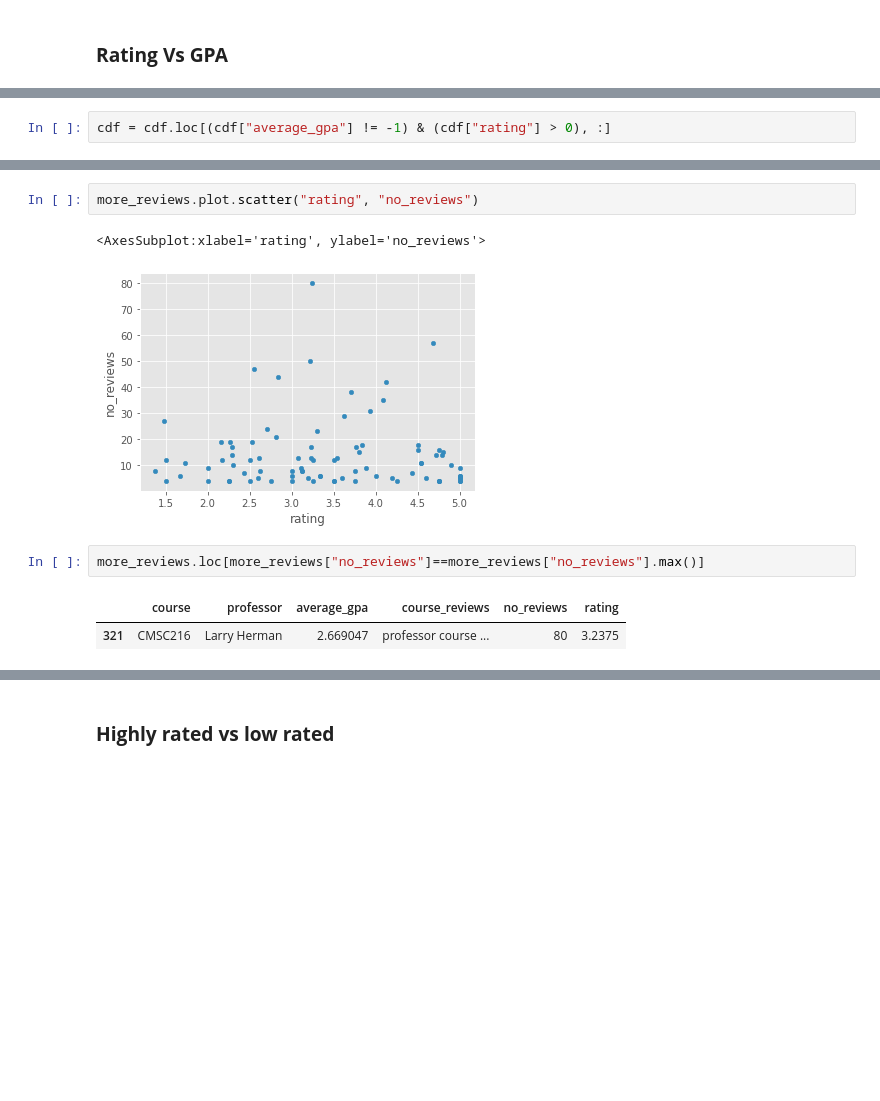
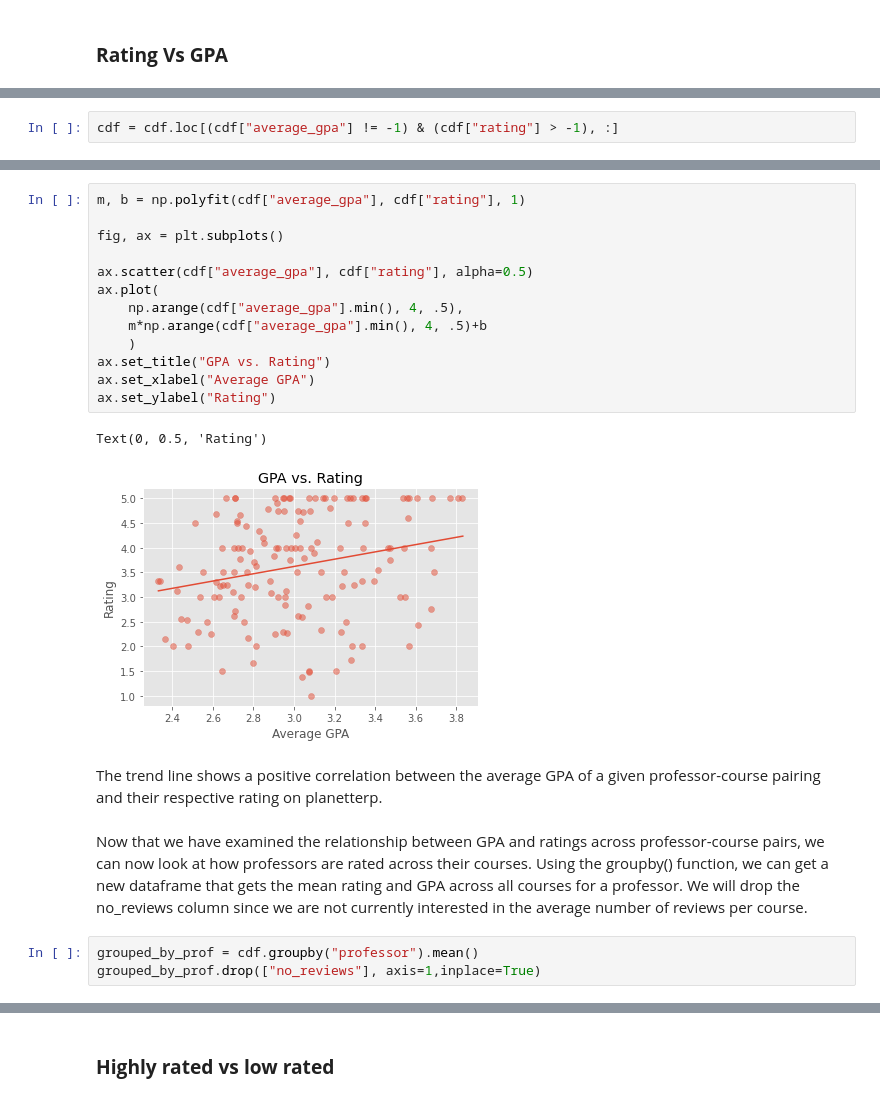
Before and after one commit to adamy03/course_analysis, a Jupyter notebook: course_analysis.ipynb, the cells around one changed output, grey strips where cells are left out. Drawn from its saved outputs; the diff is of its cells as text; blank space fills up the shorter version.

```diff
--- a/course_analysis.ipynb
+++ b/course_analysis.ipynb
@@ -202,2 +271,2 @@ We observe that there are numerous course and professor matchings that either ha
 # %%
-cdf = cdf.loc[(cdf["average_gpa"] != -1) & (cdf["rating"] > 0), :]
+cdf = cdf.loc[(cdf["average_gpa"] != -1) & (cdf["rating"] > -1), :]
@@ -224,10 +273,23 @@ more_reviews.plot.scatter("average_gpa", "rating")
-# %%
-more_reviews.plot.scatter("rating", "no_reviews")
-# %% [output]
-<AxesSubplot:xlabel='rating', ylabel='no_reviews'>
-[figure, removed]
-# %%
-more_reviews.loc[more_reviews["no_reviews"]==more_reviews["no_reviews"].max()]
-# %% [output]
-|  | course | professor | average_gpa | course_reviews | no_reviews | rating |
-| 321 | CMSC216 | Larry Herman | 2.669047 | professor course ... | 80 | 3.2375 |
+# %%
+m, b = np.polyfit(cdf["average_gpa"], cdf["rating"], 1)
+
+fig, ax = plt.subplots()
+
+ax.scatter(cdf["average_gpa"], cdf["rating"], alpha=0.5)
+ax.plot(
+    np.arange(cdf["average_gpa"].min(), 4, .5),
+    m*np.arange(cdf["average_gpa"].min(), 4, .5)+b
+    )
+ax.set_title("GPA vs. Rating")
+ax.set_xlabel("Average GPA")
+ax.set_ylabel("Rating")
+# %% [output]
+Text(0, 0.5, 'Rating')
+[figure, added]
+# %% [markdown]
+The trend line shows a positive correlation between the average GPA of a given professor-course pairing and their respective rating on planetterp.
+# %% [markdown]
+Now that we have examined the relationship between GPA and ratings across professor-course pairs, we can now look at how professors are rated across their courses. Using the groupby() function, we can get a new dataframe that gets the mean rating and GPA across all courses for a professor. We will drop the no_reviews column since we are not currently interested in the average number of reviews per course.
+# %%
+grouped_by_prof = cdf.groupby("professor").mean()
+grouped_by_prof.drop(["no_reviews"], axis=1,inplace=True)
```
Also changed, not shown: parts of 38 cells of this notebook.
